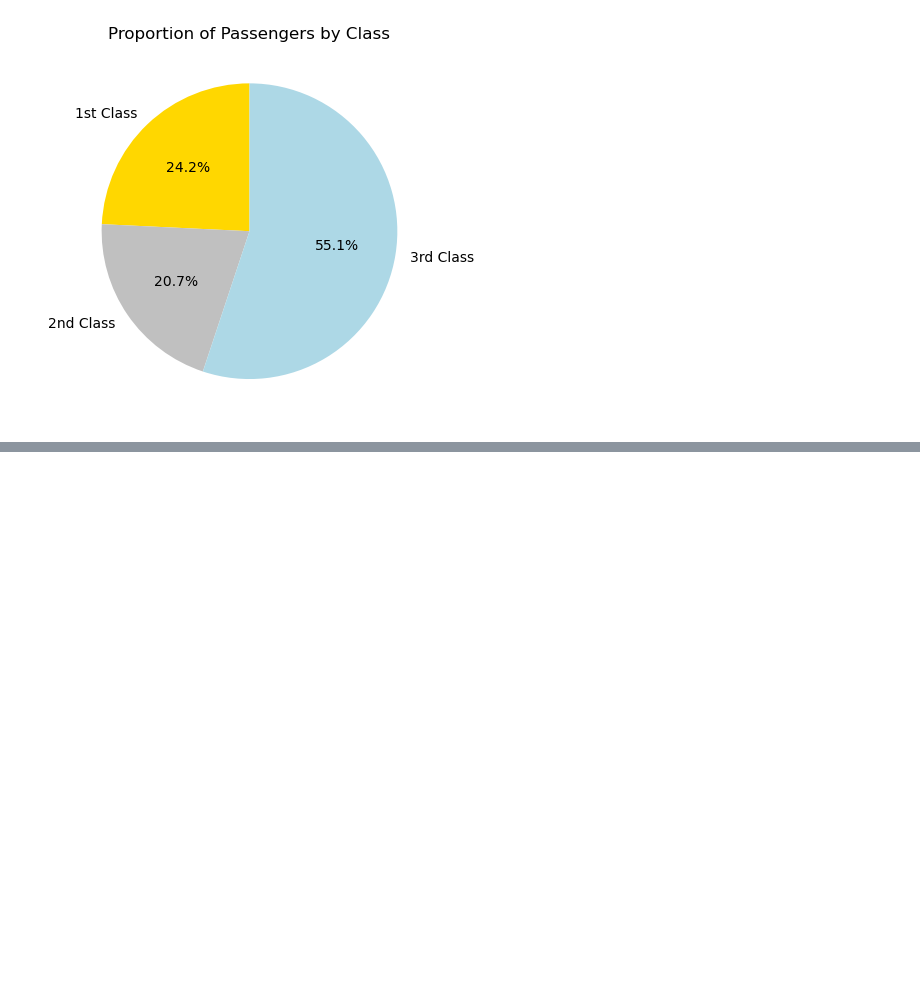
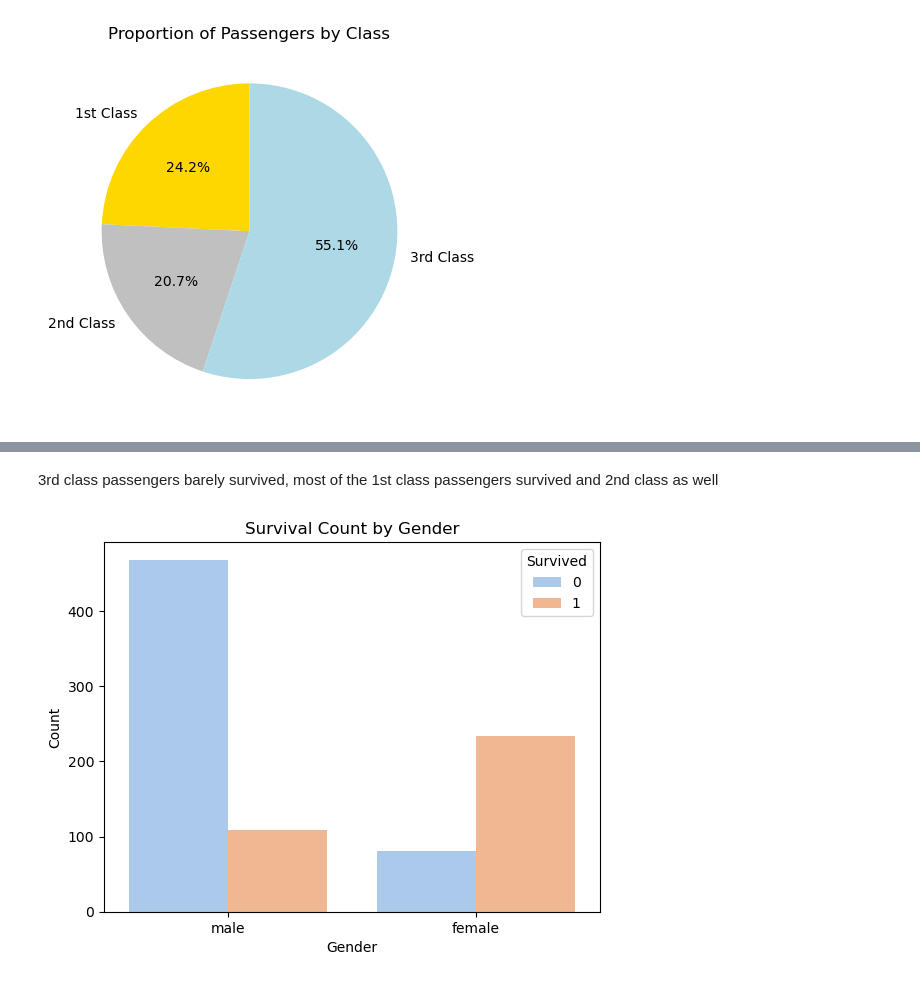
Before and after one commit to dinesh-paladugula/gfg_21projects_21days, a Jupyter notebook: Titanic_Survival_Analysis.ipynb, the cells around one changed output, grey strips where cells are left out. Saved outputs shown, nothing was run; the diff lists cells and outputs as text; code cells hidden in the pictures; blank space fills up the shorter version.

```diff
--- a/Titanic_Survival_Analysis.ipynb
+++ b/Titanic_Survival_Analysis.ipynb
@@ -232,0 +297,11 @@ titanic_df
+# %% [markdown]
+3rd class passengers barely survived, most of the 1st class passengers survived and 2nd class as well
+# %%
+# Survival vs Sex
+sns.countplot(data=titanic_df, x='Sex', hue='Survived', palette='pastel')
+plt.title("Survival Count by Gender")
+plt.xlabel("Gender")
+plt.ylabel("Count")
+plt.show()
+# %% [output]
+[figure, added]
```
Also changed, not shown: parts of 15 cells of this notebook.
